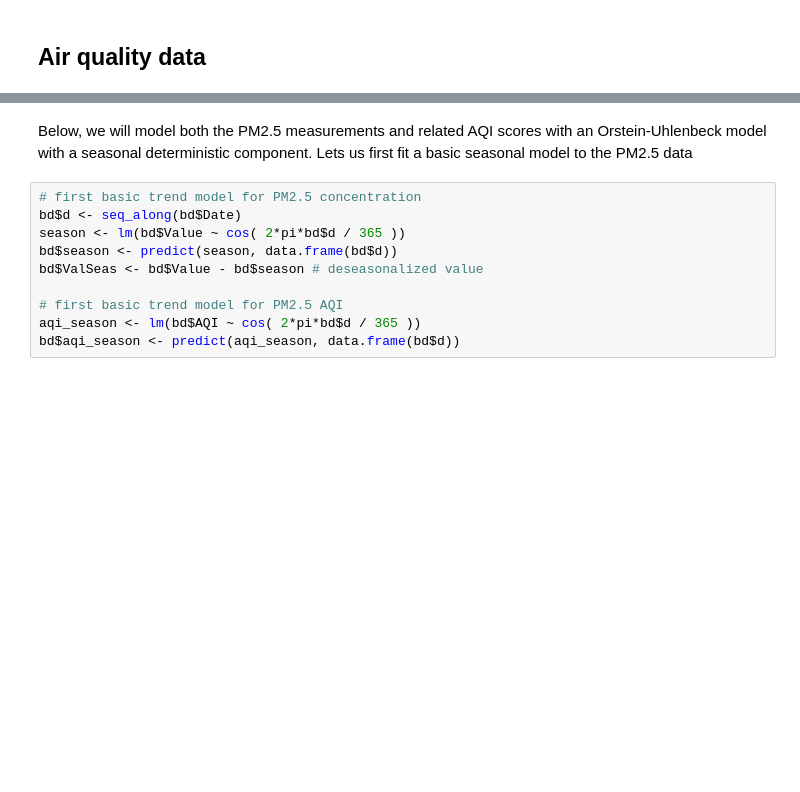
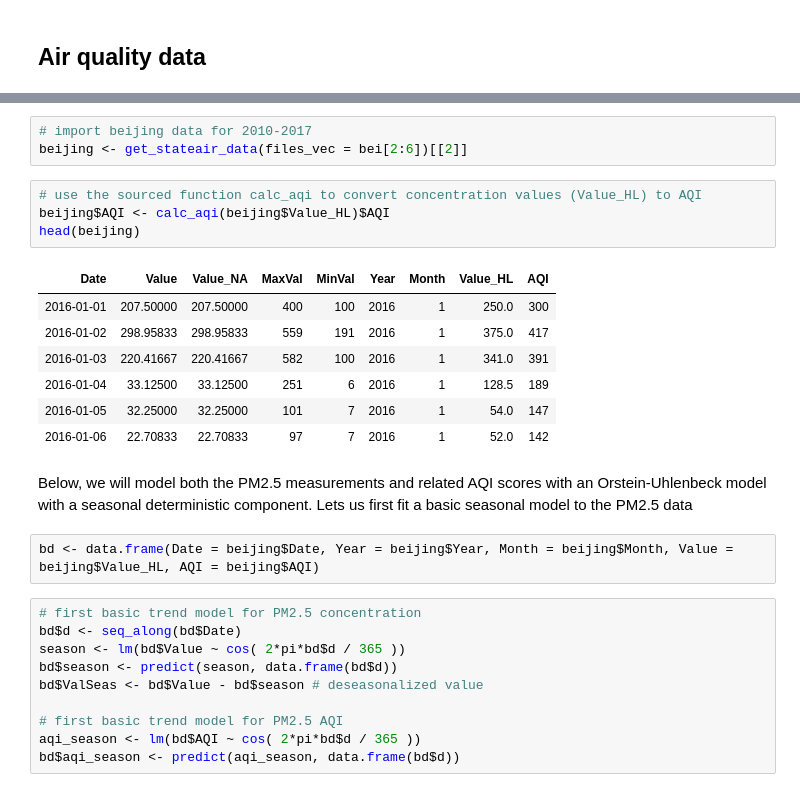
Before and after one commit to sleire/bea513, a Jupyter notebook: pollder/Proof of Concept Air Pollution Derivatives.ipynb, the cells around one changed output, grey strips where cells are left out. Saved outputs shown, nothing was run; the diff lists cells and outputs as text; blank space fills up the shorter version.

```diff
--- a/pollder/Proof of Concept Air Pollution Derivatives.ipynb
+++ b/pollder/Proof of Concept Air Pollution Derivatives.ipynb
@@ -199,6 +199,23 @@ bd$AQI <- calc_aqi(bd$Value)$AQI
+# %%
+# import beijing data for 2010-2017
+beijing <- get_stateair_data(files_vec = bei[2:6])[[2]]
+# %%
+# use the sourced function calc_aqi to convert concentration values (Value_HL) to AQI
+beijing$AQI <- calc_aqi(beijing$Value_HL)$AQI
+head(beijing)
+# %% [output]
+| Date | Value | Value_NA | MaxVal | MinVal | Year | Month | Value_HL | AQI |
+| 2016-01-01 | 207.50000 | 207.50000 | 400 | 100 | 2016 | 1 | 250.0 | 300 |
+| 2016-01-02 | 298.95833 | 298.95833 | 559 | 191 | 2016 | 1 | 375.0 | 417 |
+| 2016-01-03 | 220.41667 | 220.41667 | 582 | 100 | 2016 | 1 | 341.0 | 391 |
+| 2016-01-04 | 33.12500 | 33.12500 | 251 | 6 | 2016 | 1 | 128.5 | 189 |
+| 2016-01-05 | 32.25000 | 32.25000 | 101 | 7 | 2016 | 1 | 54.0 | 147 |
+| 2016-01-06 | 22.70833 | 22.70833 | 97 | 7 | 2016 | 1 | 52.0 | 142 |
 # %% [markdown]
 Below, we will model both the PM2.5 measurements and related AQI scores with an Orstein-Uhlenbeck model with a seasonal
 deterministic component. Lets us first fit a basic seasonal model to the PM2.5 data
+# %%
+bd <- data.frame(Date = beijing$Date, Year = beijing$Year, Month = beijing$Month, Value = beijing$Value_HL, AQI = beijing$AQI)
 # %%
 # first basic trend model for PM2.5 concentration
 bd$d <- seq_along(bd$Date)
```
Also changed, not shown: parts of 13 cells of this notebook, 5 other files.
